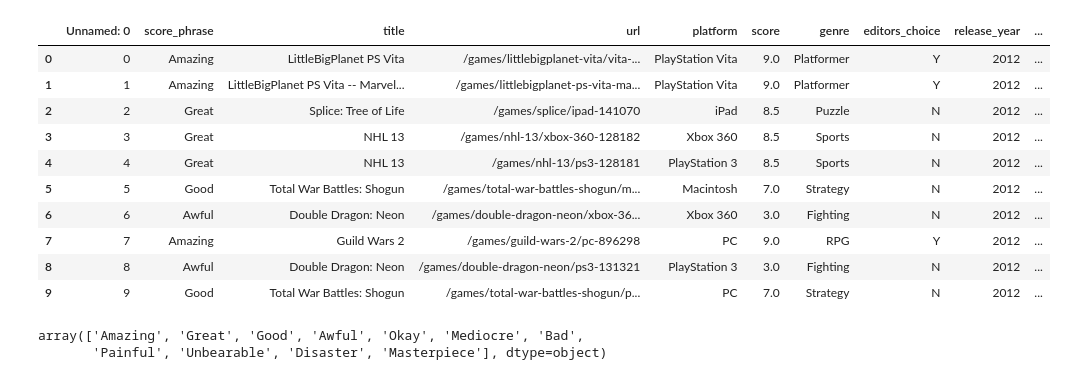
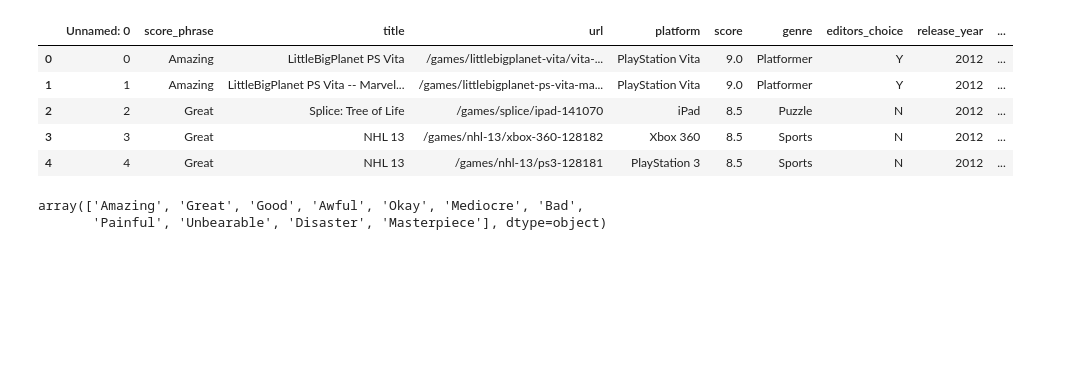
Before and after one commit to SiRi13/tfLearnVideoGames, a Jupyter notebook: sentimentClassifierWithTFLearn.ipynb, the cells around one changed output. Cells and saved outputs as stored; diff of their text form; code cells hidden in the pictures; blank space fills up the shorter version.

```diff
--- a/sentimentClassifierWithTFLearn.ipynb
+++ b/sentimentClassifierWithTFLearn.ipynb
@@ -5,19 +5,14 @@ import tensorflow as tf
 import tflearn
 # %%
 df = pd.read_csv('ign.csv')
-df[:10]
+df.head()
 # %% [output]
 |  | Unnamed: 0 | score_phrase | title | url | platform | score | genre | editors_choice | release_year | ... |
 | 0 | 0 | Amazing | LittleBigPlanet PS Vita | /games/littlebigplanet-vita/vita-... | PlayStation Vita | 9.0 | Platformer | Y | 2012 | ... |
 | 1 | 1 | Amazing | LittleBigPlanet PS Vita -- Marvel... | /games/littlebigplanet-ps-vita-ma... | PlayStation Vita | 9.0 | Platformer | Y | 2012 | ... |
 | 2 | 2 | Great | Splice: Tree of Life | /games/splice/ipad-141070 | iPad | 8.5 | Puzzle | N | 2012 | ... |
 | 3 | 3 | Great | NHL 13 | /games/nhl-13/xbox-360-128182 | Xbox 360 | 8.5 | Sports | N | 2012 | ... |
 | 4 | 4 | Great | NHL 13 | /games/nhl-13/ps3-128181 | PlayStation 3 | 8.5 | Sports | N | 2012 | ... |
-| 5 | 5 | Good | Total War Battles: Shogun | /games/total-war-battles-shogun/m... | Macintosh | 7.0 | Strategy | N | 2012 | ... |
-| 6 | 6 | Awful | Double Dragon: Neon | /games/double-dragon-neon/xbox-36... | Xbox 360 | 3.0 | Fighting | N | 2012 | ... |
-| 7 | 7 | Amazing | Guild Wars 2 | /games/guild-wars-2/pc-896298 | PC | 9.0 | RPG | Y | 2012 | ... |
-| 8 | 8 | Awful | Double Dragon: Neon | /games/double-dragon-neon/ps3-131321 | PlayStation 3 | 3.0 | Fighting | N | 2012 | ... |
-| 9 | 9 | Good | Total War Battles: Shogun | /games/total-war-battles-shogun/p... | PC | 7.0 | Strategy | N | 2012 | ... |
 # %%
 df.score_phrase.unique()
 # %% [output]
```
Also changed, not shown: parts of 16 cells of this notebook, 2 other files.
